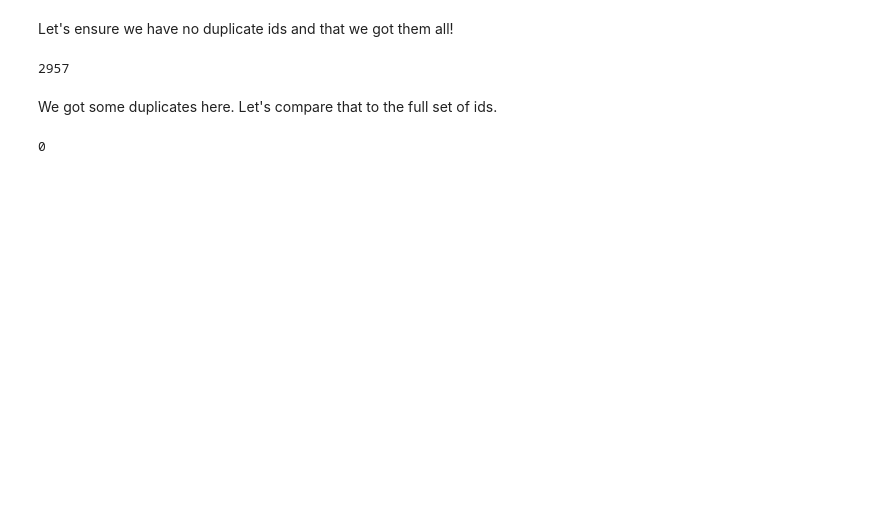
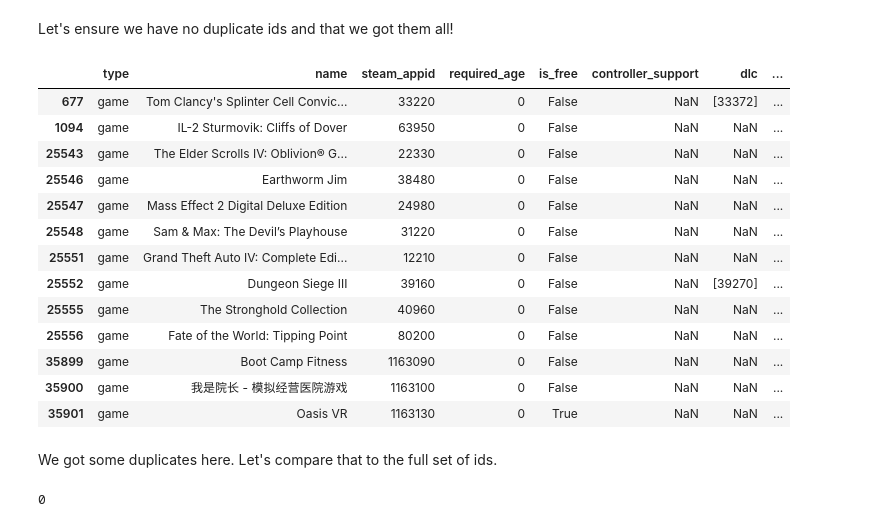
Before and after one commit to Duerkos/steam_analysis, a Jupyter notebook: notebooks/1-data-collection-I01.ipynb, the cells around one changed output. Saved outputs shown, nothing was run; the diff lists cells and outputs as text; code cells hidden in the pictures; blank space fills up the shorter version.

Commit message:
Final versions of data collection and data cleaning

```diff
--- a/notebooks/1-data-collection-I01.ipynb
+++ b/notebooks/1-data-collection-I01.ipynb
@@ -506,9 +497,22 @@ Let's ensure we have no duplicate ids and that we got them all!
 # %%
 steam_app_data = pd.read_csv('../data/download/steam_app_data.csv')
 # %%
-steam_app_data.duplicated(subset="steam_appid").sum()
+steam_app_data[steam_app_data.duplicated(subset="steam_appid")]
 # %% [output]
-2957
+|  | type | name | steam_appid | required_age | is_free | controller_support | dlc | ... |
+| 677 | game | Tom Clancy's Splinter Cell Convic... | 33220 | 0 | False | NaN | [33372] | ... |
+| 1094 | game | IL-2 Sturmovik: Cliffs of Dover | 63950 | 0 | False | NaN | NaN | ... |
+| 25543 | game | The Elder Scrolls IV: Oblivion® G... | 22330 | 0 | False | NaN | NaN | ... |
+| 25546 | game | Earthworm Jim | 38480 | 0 | False | NaN | NaN | ... |
+| 25547 | game | Mass Effect 2 Digital Deluxe Edition | 24980 | 0 | False | NaN | NaN | ... |
+| 25548 | game | Sam & Max: The Devil’s Playhouse | 31220 | 0 | False | NaN | NaN | ... |
+| 25551 | game | Grand Theft Auto IV: Complete Edi... | 12210 | 0 | False | NaN | NaN | ... |
+| 25552 | game | Dungeon Siege III | 39160 | 0 | False | NaN | [39270] | ... |
+| 25555 | game | The Stronghold Collection | 40960 | 0 | False | NaN | NaN | ... |
+| 25556 | game | Fate of the World: Tipping Point | 80200 | 0 | False | NaN | NaN | ... |
+| 35899 | game | Boot Camp Fitness | 1163090 | 0 | False | NaN | NaN | ... |
+| 35900 | game | 我是院长 - 模拟经营医院游戏 | 1163100 | 0 | False | NaN | NaN | ... |
+| 35901 | game | Oasis VR | 1163130 | 0 | True | NaN | NaN | ... |
 # %% [markdown]
 We got some duplicates here. Let's compare that to the full set of ids.
 # %%
```
Also changed, not shown: parts of 28 cells of this notebook, 4 other files.
